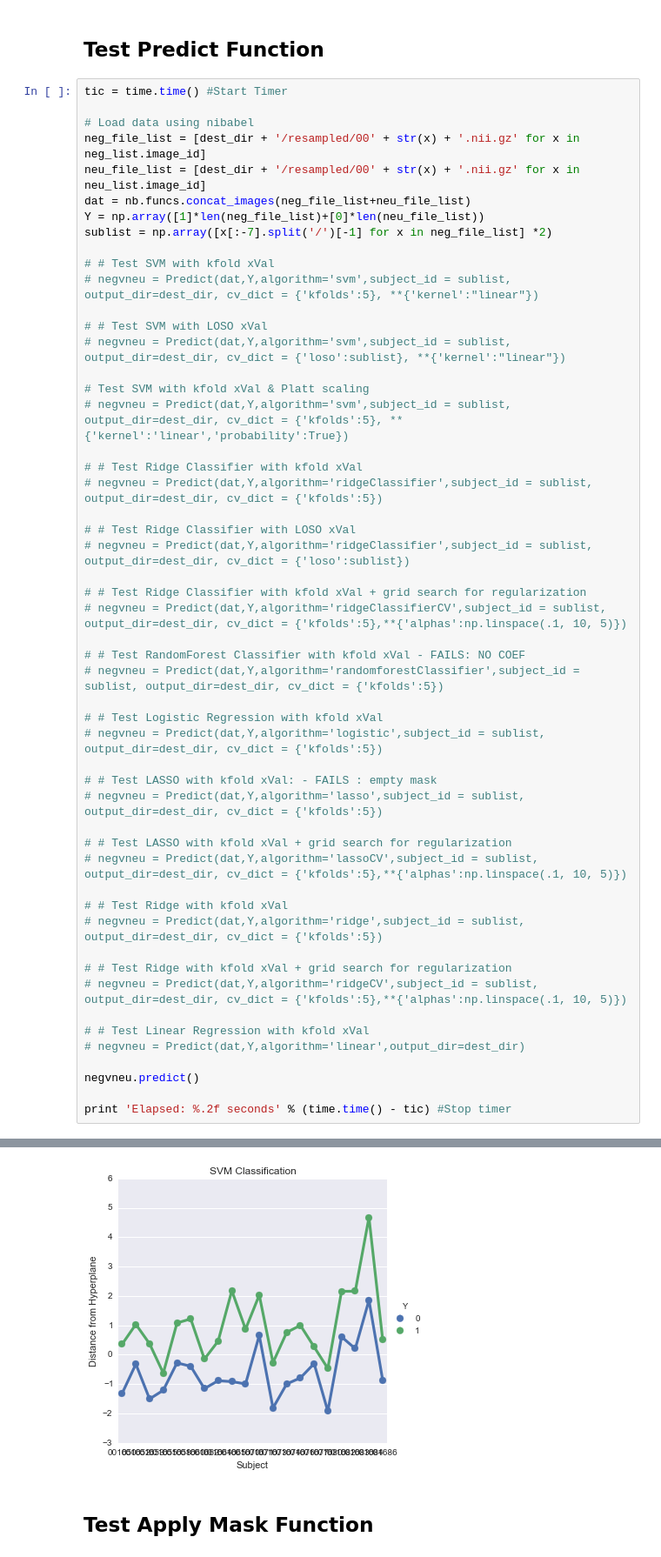
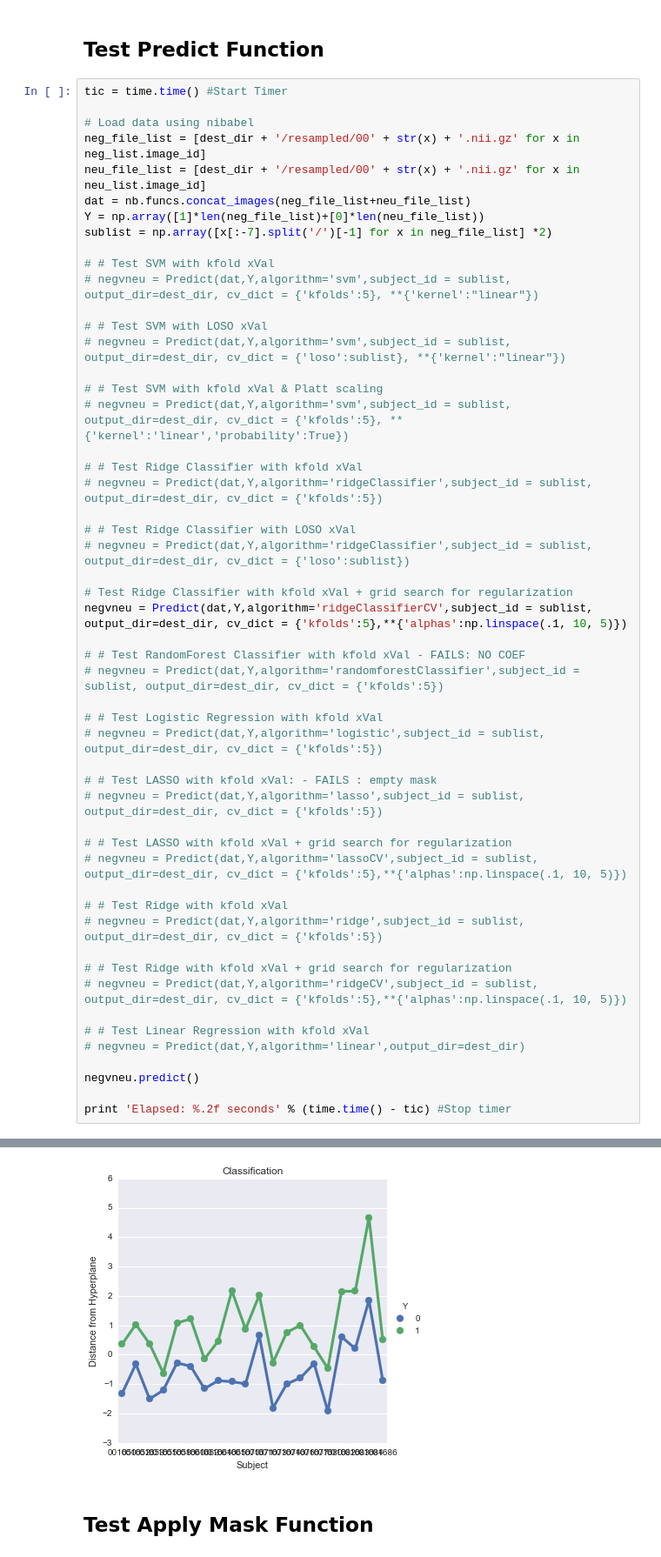
Before and after one commit to cosanlab/nltools, a Jupyter notebook: scripts/Test_Predict.ipynb, the cells around one changed output, grey strips where cells are left out. Shown: that part at 87% size. Cells and saved outputs as stored; diff of their text form.

```diff
--- a/scripts/Test_Predict.ipynb
+++ b/scripts/Test_Predict.ipynb
@@ -37,7 +37,7 @@ sublist = np.array([x[:-7].split('/')[-1] for x in neg_file_list] *2)
 # # Test SVM with LOSO xVal
 # negvneu = Predict(dat,Y,algorithm='svm',subject_id = sublist, output_dir=dest_dir, cv_dict = {'loso':sublist}, **{'kernel':"linear"})
 
-# Test SVM with kfold xVal & Platt scaling
+# # Test SVM with kfold xVal & Platt scaling
 # negvneu = Predict(dat,Y,algorithm='svm',subject_id = sublist, output_dir=dest_dir, cv_dict = {'kfolds':5}, **{'kernel':'linear','probability':True})
 
 # # Test Ridge Classifier with kfold xVal
@@ -46,8 +46,8 @@ sublist = np.array([x[:-7].split('/')[-1] for x in neg_file_list] *2)
 # # Test Ridge Classifier with LOSO xVal
 # negvneu = Predict(dat,Y,algorithm='ridgeClassifier',subject_id = sublist, output_dir=dest_dir, cv_dict = {'loso':sublist})
 
-# # Test Ridge Classifier with kfold xVal + grid search for regularization
-# negvneu = Predict(dat,Y,algorithm='ridgeClassifierCV',subject_id = sublist, output_dir=dest_dir, cv_dict = {'kfolds':5},**{'alphas':np.linspace(.1, 10, 5)})
+# Test Ridge Classifier with kfold xVal + grid search for regularization
+negvneu = Predict(dat,Y,algorithm='ridgeClassifierCV',subject_id = sublist, output_dir=dest_dir, cv_dict = {'kfolds':5},**{'alphas':np.linspace(.1, 10, 5)})
 
 # # Test RandomForest Classifier with kfold xVal - FAILS: NO COEF
 # negvneu = Predict(dat,Y,algorithm='randomforestClassifier',subject_id = sublist, output_dir=dest_dir, cv_dict = {'kfolds':5})
@@ -79,5 +79,5 @@ Elapsed: 5.39 seconds
 [figure]
-[figure, old version]
+[figure, new version]
 # %% [markdown]
 ## Test Apply Mask Function
 # %%
```
Also changed, not shown: parts of 3 cells of this notebook, 6 other files.
